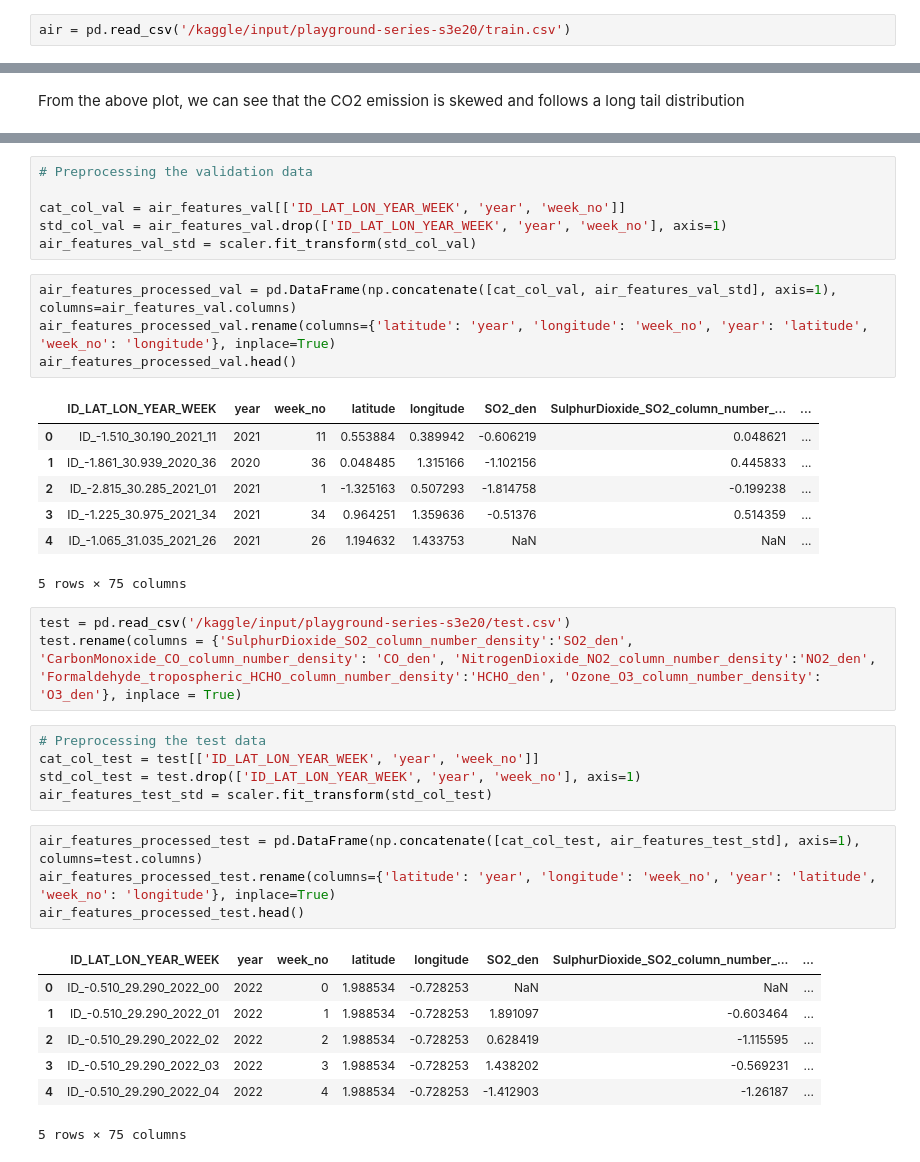
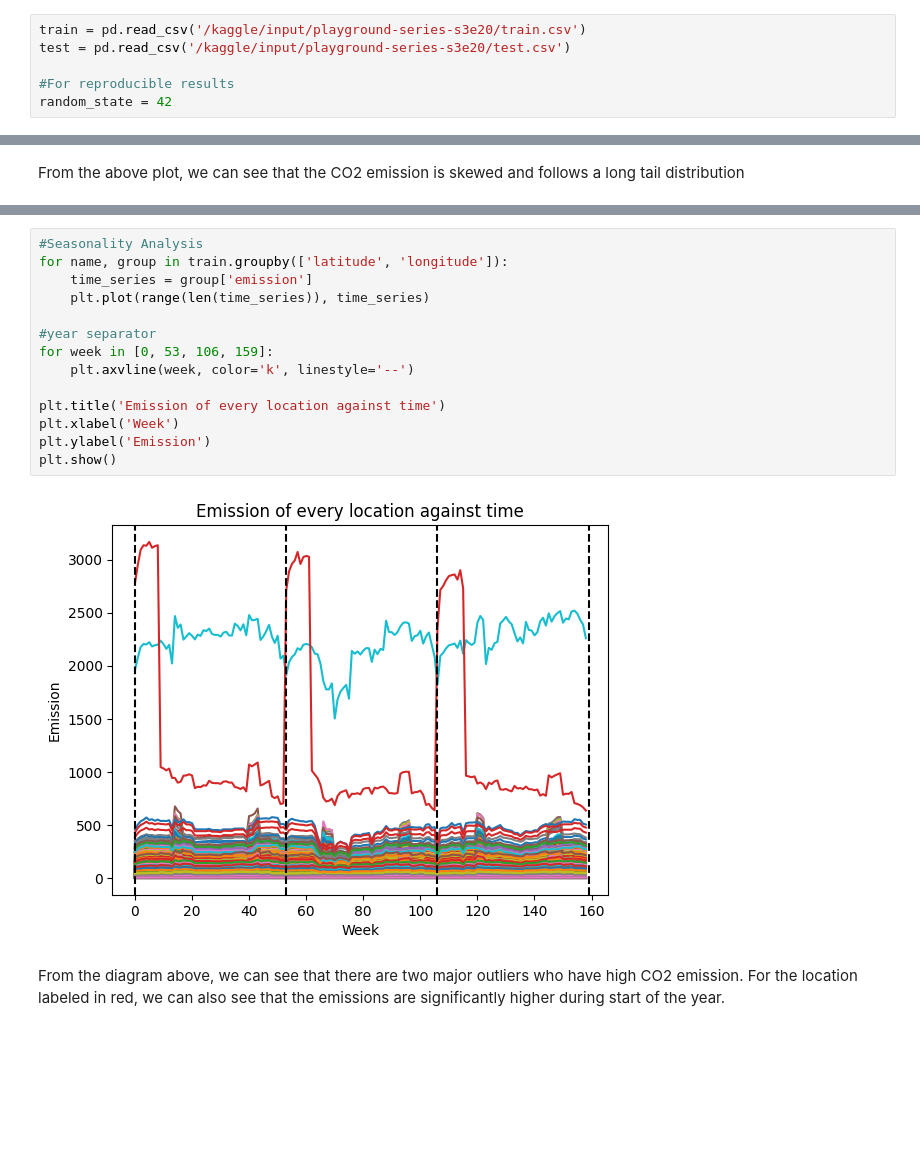
Before and after one commit to clhperry/brown-data1030, a Jupyter notebook: rwanda-co2-emission.ipynb, the cells around one changed output, grey strips where cells are left out. Drawn from its saved outputs; the diff is of its cells as text; blank space fills up the shorter version.

Commit message:
Kaggle Notebook | Rwanda CO2 Emission | Version 8

```diff
--- a/rwanda-co2-emission.ipynb
+++ b/rwanda-co2-emission.ipynb
@@ -2,6 +2,10 @@
 import numpy as np
 import pandas as pd
 # %%
-air = pd.read_csv('/kaggle/input/playground-series-s3e20/train.csv')
+train = pd.read_csv('/kaggle/input/playground-series-s3e20/train.csv')
+test = pd.read_csv('/kaggle/input/playground-series-s3e20/test.csv')
+
+#For reproducible results
+random_state = 42
 # %%
 # EDA - look at the shape of the dataset
@@ -243,38 +94,18 @@ air_features_processed_train.head()
-# %%
-# Preprocessing the validation data
-
-cat_col_val = air_features_val[['ID_LAT_LON_YEAR_WEEK', 'year', 'week_no']]
-std_col_val = air_features_val.drop(['ID_LAT_LON_YEAR_WEEK', 'year', 'week_no'], axis=1)
-air_features_val_std = scaler.fit_transform(std_col_val)
-# %%
-air_features_processed_val = pd.DataFrame(np.concatenate([cat_col_val, air_features_val_std], axis=1), columns=air_features_val.columns)
-air_features_processed_val.rename(columns={'latitude': 'year', 'longitude': 'week_no', 'year': 'latitude', 'week_no': 'longitude'}, inplace=True)
-air_features_processed_val.head()
-# %% [output]
-|  | ID_LAT_LON_YEAR_WEEK | year | week_no | latitude | longitude | SO2_den | SulphurDioxide_SO2_column_number_... | ... |
-| 0 | ID_-1.510_30.190_2021_11 | 2021 | 11 | 0.553884 | 0.389942 | -0.606219 | 0.048621 | ... |
-| 1 | ID_-1.861_30.939_2020_36 | 2020 | 36 | 0.048485 | 1.315166 | -1.102156 | 0.445833 | ... |
-| 2 | ID_-2.815_30.285_2021_01 | 2021 | 1 | -1.325163 | 0.507293 | -1.814758 | -0.199238 | ... |
-| 3 | ID_-1.225_30.975_2021_34 | 2021 | 34 | 0.964251 | 1.359636 | -0.51376 | 0.514359 | ... |
-| 4 | ID_-1.065_31.035_2021_26 | 2021 | 26 | 1.194632 | 1.433753 | NaN | NaN | ... |
-5 rows × 75 columns
-# %%
-test = pd.read_csv('/kaggle/input/playground-series-s3e20/test.csv')
-test.rename(columns = {'SulphurDioxide_SO2_column_number_density':'SO2_den', 'CarbonMonoxide_CO_column_number_density': 'CO_den', 'NitrogenDioxide_NO2_column_number_density':'NO2_den', 'Formaldehyde_tropospheric_HCHO_column_number_density':'HCHO_den', 'Ozone_O3_column_number_density': 'O3_den'}, inplace = True)
-# %%
-# Preprocessing the test data
-cat_col_test = test[['ID_LAT_LON_YEAR_WEEK', 'year', 'week_no']]
-std_col_test = test.drop(['ID_LAT_LON_YEAR_WEEK', 'year', 'week_no'], axis=1)
-air_features_test_std = scaler.fit_transform(std_col_test)
-# %%
-air_features_processed_test = pd.DataFrame(np.concatenate([cat_col_test, air_features_test_std], axis=1), columns=test.columns)
-air_features_processed_test.rename(columns={'latitude': 'year', 'longitude': 'week_no', 'year': 'latitude', 'week_no': 'longitude'}, inplace=True)
-air_features_processed_test.head()
-# %% [output]
-|  | ID_LAT_LON_YEAR_WEEK | year | week_no | latitude | longitude | SO2_den | SulphurDioxide_SO2_column_number_... | ... |
-| 0 | ID_-0.510_29.290_2022_00 | 2022 | 0 | 1.988534 | -0.728253 | NaN | NaN | ... |
-| 1 | ID_-0.510_29.290_2022_01 | 2022 | 1 | 1.988534 | -0.728253 | 1.891097 | -0.603464 | ... |
-| 2 | ID_-0.510_29.290_2022_02 | 2022 | 2 | 1.988534 | -0.728253 | 0.628419 | -1.115595 | ... |
-| 3 | ID_-0.510_29.290_2022_03 | 2022 | 3 | 1.988534 | -0.728253 | 1.438202 | -0.569231 | ... |
-| 4 | ID_-0.510_29.290_2022_04 | 2022 | 4 | 1.988534 | -0.728253 | -1.412903 | -1.26187 | ... |
-5 rows × 75 columns
+# %%
+#Seasonality Analysis
+for name, group in train.groupby(['latitude', 'longitude']):
+    time_series = group['emission']
+    plt.plot(range(len(time_series)), time_series)
+
+#year separator
+for week in [0, 53, 106, 159]:
+    plt.axvline(week, color='k', linestyle='--')
+
+plt.title('Emission of every location against time')
+plt.xlabel('Week')
+plt.ylabel('Emission')
+plt.show()
+# %% [output]
+[figure, added]
+# %% [markdown]
+From the diagram above, we can see that there are two major outliers who have high CO2 emission. For the location labeled in red, we can also see that the emissions are significantly higher during start of the year.
```
Also changed, not shown: parts of 37 cells of this notebook.
